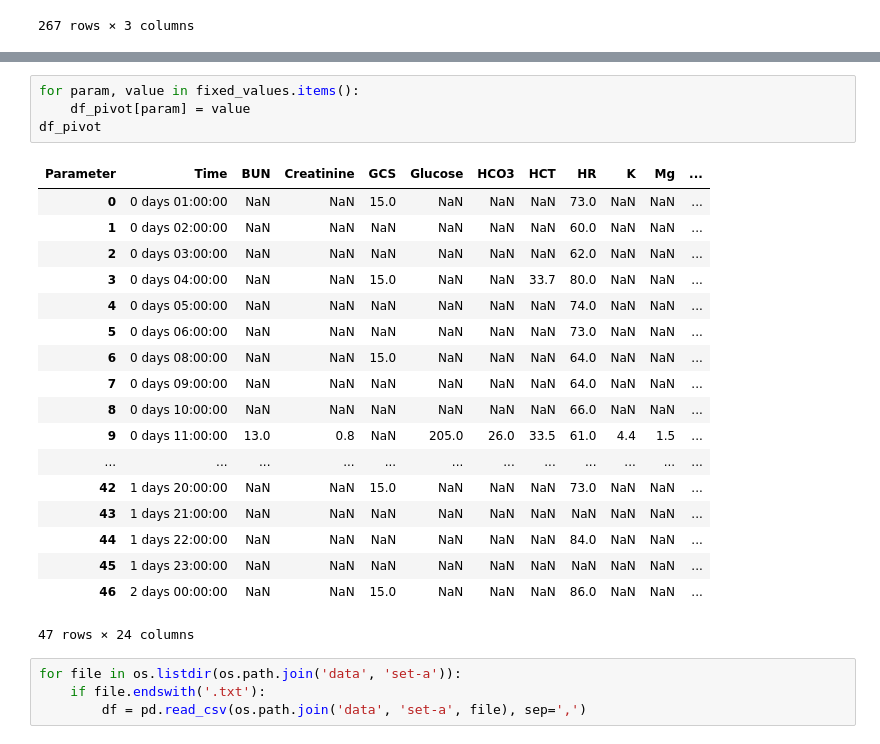
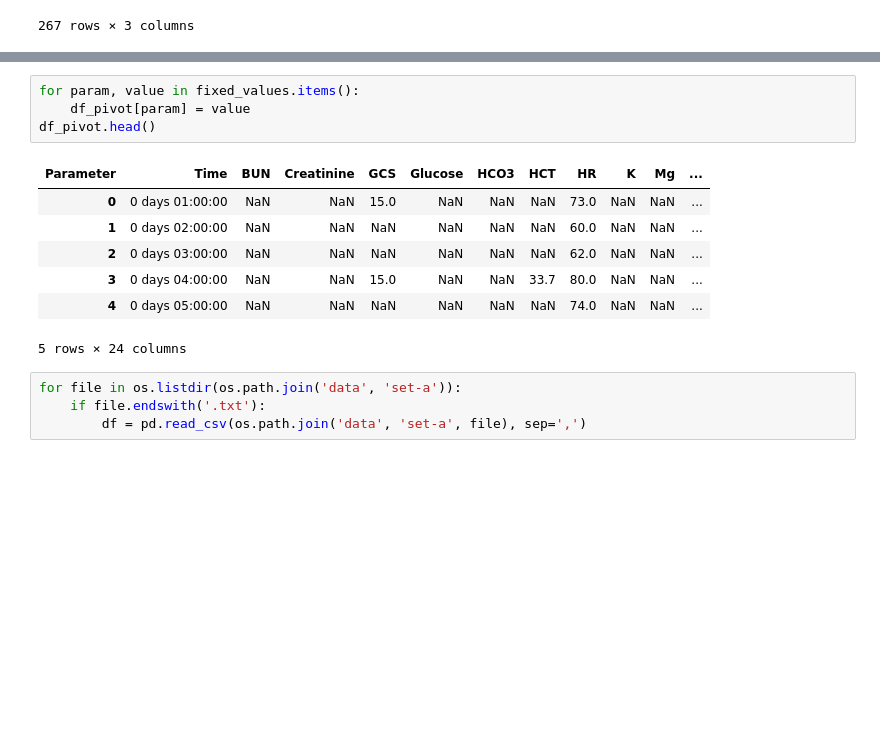
Before and after one commit to AKButani/ML4H_Project1, a Jupyter notebook: data_exploration.ipynb, the cells around one changed output, grey strips where cells are left out. Saved outputs shown, nothing was run; the diff lists cells and outputs as text; blank space fills up the shorter version.

```diff
--- a/data_exploration.ipynb
+++ b/data_exploration.ipynb
@@ -77,26 +66,15 @@ df_pivot
 # %%
 for param, value in fixed_values.items():
     df_pivot[param] = value
-df_pivot
+df_pivot.head()
 # %% [output]
 | Parameter | Time | BUN | Creatinine | GCS | Glucose | HCO3 | HCT | HR | K | Mg | ... |
 | 0 | 0 days 01:00:00 | NaN | NaN | 15.0 | NaN | NaN | NaN | 73.0 | NaN | NaN | ... |
 | 1 | 0 days 02:00:00 | NaN | NaN | NaN | NaN | NaN | NaN | 60.0 | NaN | NaN | ... |
 | 2 | 0 days 03:00:00 | NaN | NaN | NaN | NaN | NaN | NaN | 62.0 | NaN | NaN | ... |
 | 3 | 0 days 04:00:00 | NaN | NaN | 15.0 | NaN | NaN | 33.7 | 80.0 | NaN | NaN | ... |
 | 4 | 0 days 05:00:00 | NaN | NaN | NaN | NaN | NaN | NaN | 74.0 | NaN | NaN | ... |
-| 5 | 0 days 06:00:00 | NaN | NaN | NaN | NaN | NaN | NaN | 73.0 | NaN | NaN | ... |
-| 6 | 0 days 08:00:00 | NaN | NaN | 15.0 | NaN | NaN | NaN | 64.0 | NaN | NaN | ... |
-| 7 | 0 days 09:00:00 | NaN | NaN | NaN | NaN | NaN | NaN | 64.0 | NaN | NaN | ... |
-| 8 | 0 days 10:00:00 | NaN | NaN | NaN | NaN | NaN | NaN | 66.0 | NaN | NaN | ... |
-| 9 | 0 days 11:00:00 | 13.0 | 0.8 | NaN | 205.0 | 26.0 | 33.5 | 61.0 | 4.4 | 1.5 | ... |
-| ... | ... | ... | ... | ... | ... | ... | ... | ... | ... | ... | ... |
-| 42 | 1 days 20:00:00 | NaN | NaN | 15.0 | NaN | NaN | NaN | 73.0 | NaN | NaN | ... |
-| 43 | 1 days 21:00:00 | NaN | NaN | NaN | NaN | NaN | NaN | NaN | NaN | NaN | ... |
-| 44 | 1 days 22:00:00 | NaN | NaN | NaN | NaN | NaN | NaN | 84.0 | NaN | NaN | ... |
-| 45 | 1 days 23:00:00 | NaN | NaN | NaN | NaN | NaN | NaN | NaN | NaN | NaN | ... |
-| 46 | 2 days 00:00:00 | NaN | NaN | 15.0 | NaN | NaN | NaN | 86.0 | NaN | NaN | ... |
-47 rows × 24 columns
+5 rows × 24 columns
 # %%
 for file in os.listdir(os.path.join('data', 'set-a')):
     if file.endswith('.txt'):
```
Also changed, not shown: parts of 10 cells of this notebook.
